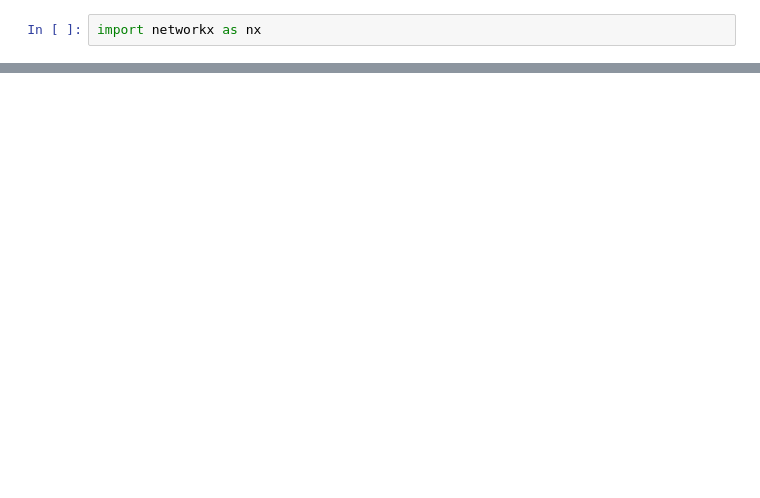
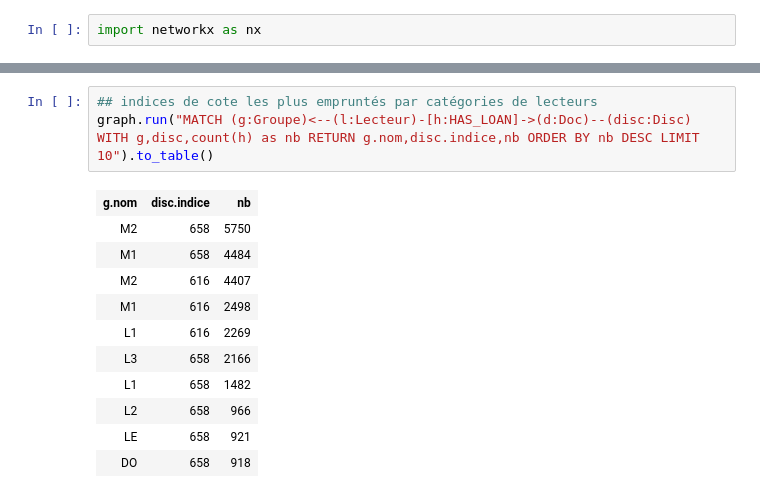
Before and after one commit to azur-scd/poc-recommandations-engine, a Jupyter notebook: SimilarityModel/collaboraticeFiltering-data.ipynb, the cells around one changed output, grey strips where cells are left out. Drawn from its saved outputs; the diff is of its cells as text; blank space fills up the shorter version.

```diff
--- a/SimilarityModel/collaboraticeFiltering-data.ipynb
+++ b/SimilarityModel/collaboraticeFiltering-data.ipynb
@@ -256,0 +314,15 @@ graph = Graph("bolt://localhost:7687", auth=("neo4j", "Superadmin"))
+# %%
+## indices de cote les plus empruntés par catégories de lecteurs
+graph.run("MATCH (g:Groupe)<--(l:Lecteur)-[h:HAS_LOAN]->(d:Doc)--(disc:Disc) WITH g,disc,count(h) as nb RETURN g.nom,disc.indice,nb ORDER BY nb DESC LIMIT 10").to_table()
+# %% [output]
+| g.nom | disc.indice | nb |
+| M2 | 658 | 5750 |
+| M1 | 658 | 4484 |
+| M2 | 616 | 4407 |
+| M1 | 616 | 2498 |
+| L1 | 616 | 2269 |
+| L3 | 658 | 2166 |
+| L1 | 658 | 1482 |
+| L2 | 658 | 966 |
+| LE | 658 | 921 |
+| DO | 658 | 918 |
```
Also changed, not shown: parts of 25 cells of this notebook.
